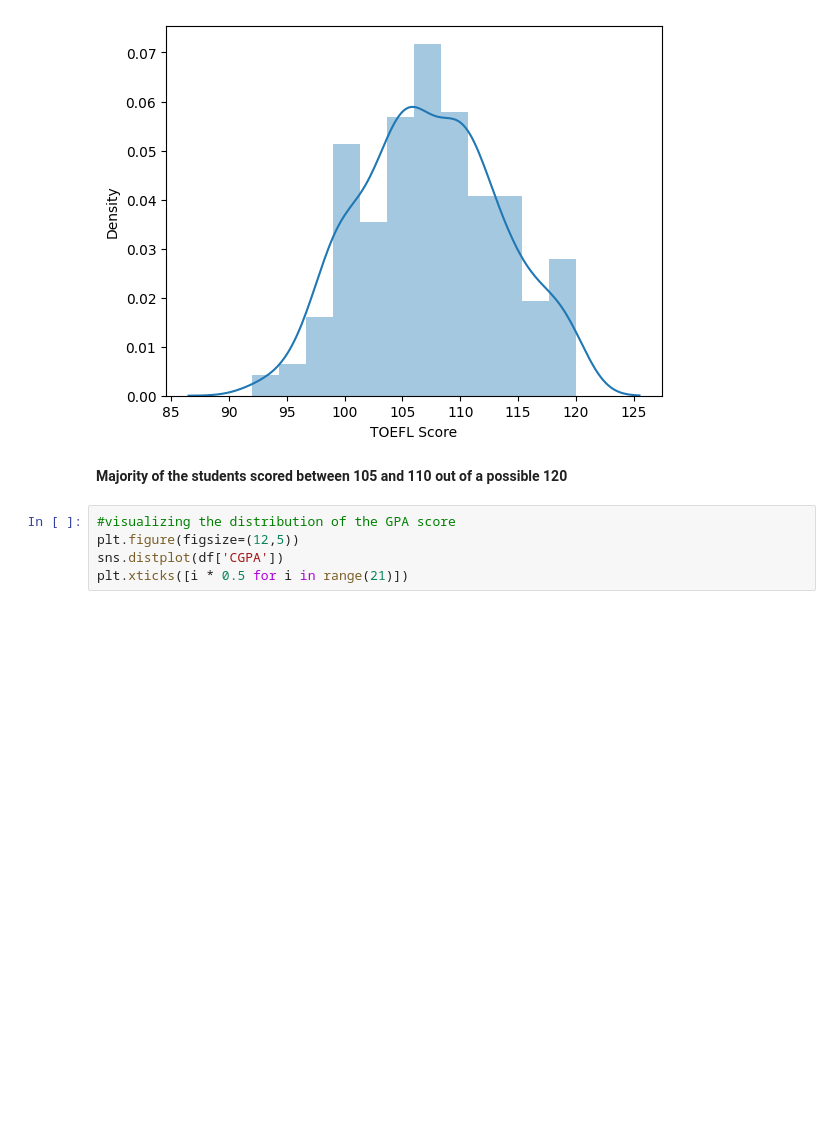
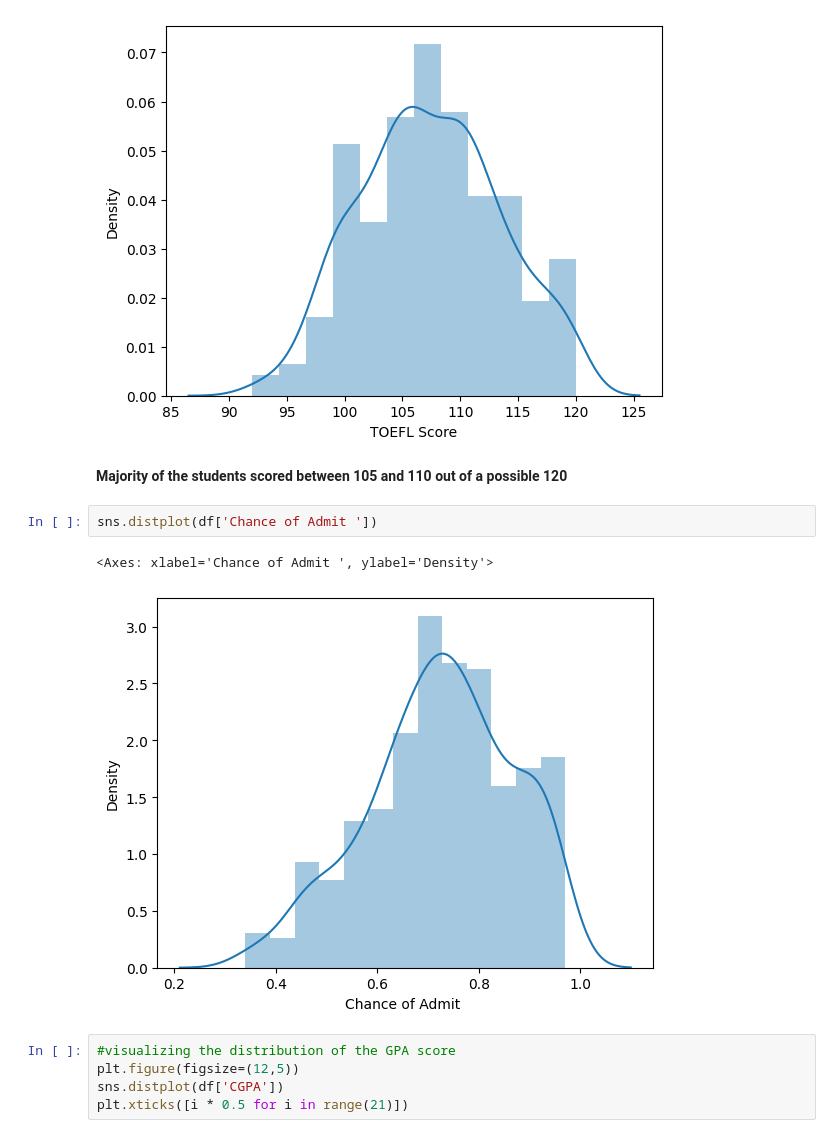
Before and after one commit to Murega14/universit_admissions_prediction, a Jupyter notebook: index.ipynb, the cells around one changed output. Drawn from its saved outputs; the diff is of its cells as text; blank space fills up the shorter version.

```diff
--- a/index.ipynb
+++ b/index.ipynb
@@ -115,6 +115,11 @@ sns.distplot(df['TOEFL Score'])
 [figure]
 # %% [markdown]
 **Majority of the students scored between 105 and 110 out of a possible 120**
+# %%
+sns.distplot(df['Chance of Admit '])
+# %% [output]
+<Axes: xlabel='Chance of Admit ', ylabel='Density'>
+[figure, added]
 # %%
 #visualizing the distribution of the GPA score
 plt.figure(figsize=(12,5))
```
Also changed, not shown: parts of 40 cells of this notebook.
